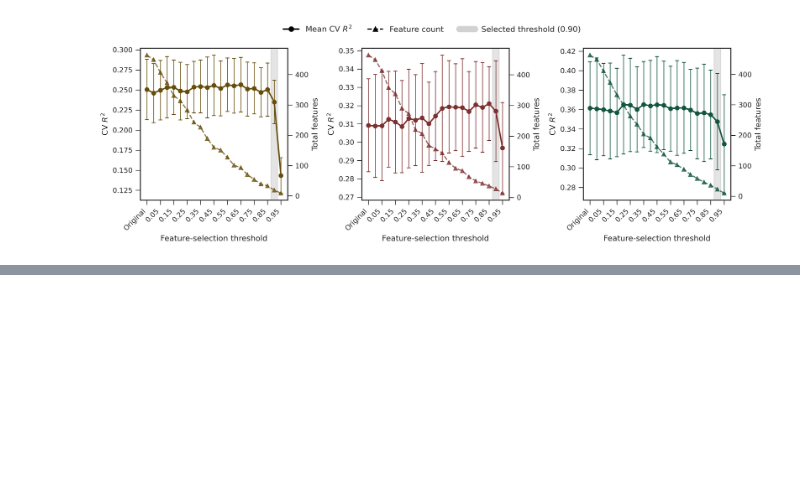
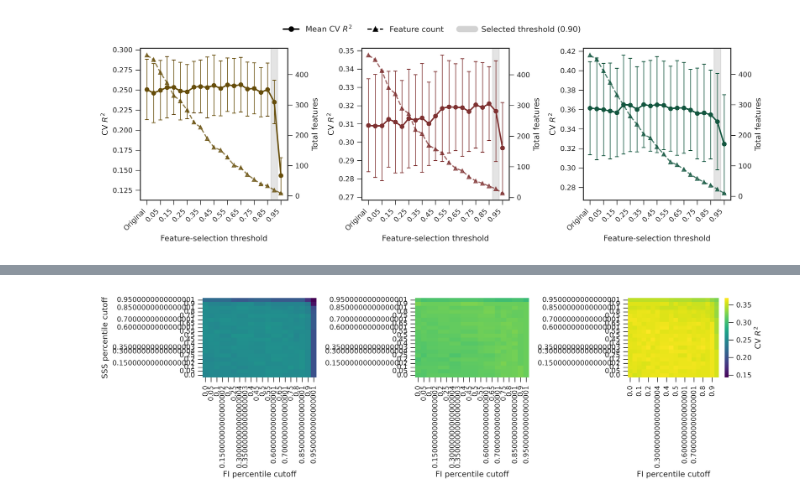
Before and after one commit to ih-11/regression, a Jupyter notebook: notebooks/model_retention.ipynb, the cells around one changed output, grey strips where cells are left out. Cells and saved outputs as stored; diff of their text form; code cells hidden in the pictures; blank space fills up the shorter version.

```diff
--- a/notebooks/model_retention.ipynb
+++ b/notebooks/model_retention.ipynb
@@ -1112,0 +1122,30 @@ display(cutoff_grid_cv_df.head())
+# %%
+# ============================================
+# FI × SSS cutoff landscape
+# CV R2
+# ============================================
+
+fig, axes = plt.subplots(1, 3, figsize=(12, 3.5), dpi=_PLOT_CFG["dpi"])
+
+for ax, species_key in zip(axes, SPECIES):
+    species = SPECIES_INFO[species_key]["label"]
+    temp = cutoff_grid_cv_df.loc[cutoff_grid_cv_df["Species"] == species]
+
+    mat = (
+        temp.pivot(index="SSS_cutoff", columns="FI_cutoff", values="CV_R2")
+        .sort_index(ascending=False)
+    )
+
+    sns.heatmap(
+        mat, cmap="viridis", ax=ax, vmin=cutoff_grid_cv_df["CV_R2"].min(),
+        vmax=cutoff_grid_cv_df["CV_R2"].max(), cbar=ax is axes[-1],
+        cbar_kws={"label": "CV $R^2$"} if ax is axes[-1] else None,
+    )
+
+    ax.set_xlabel("FI percentile cutoff")
+    ax.set_ylabel("SSS percentile cutoff" if ax is axes[0] else "")
+
+plt.tight_layout()
+plt.show()
+# %% [output]
+[figure, added]
```
Also changed, not shown: parts of 6 cells of this notebook.
